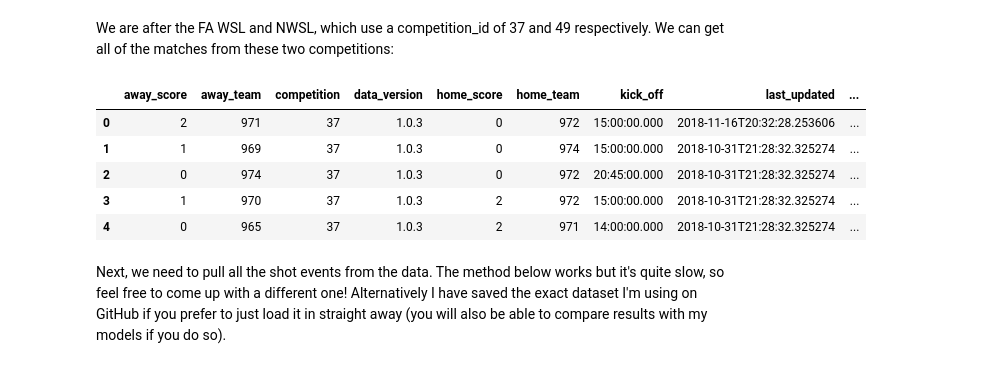
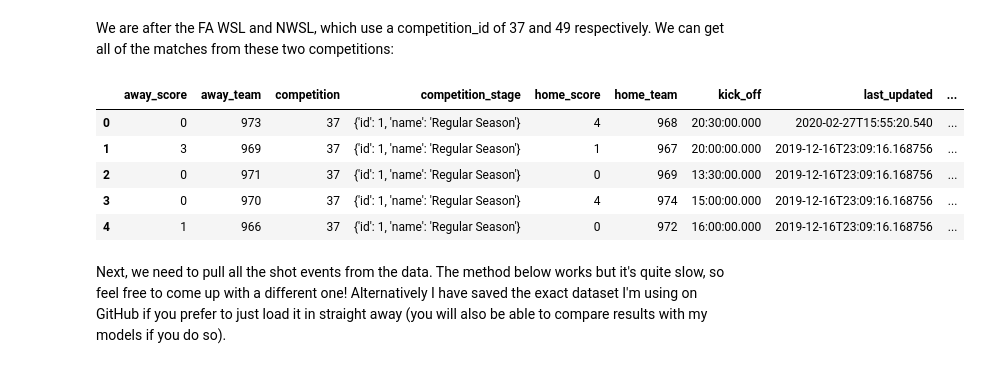
Before and after one commit to twhelan22/python-for-fantasy-football, a Jupyter notebook: 5 - Introduction to Machine Learning/Python for Fantasy Football - Introduction to Machine Learning.ipynb, the cells around one changed output. Drawn from its saved outputs; the diff is of its cells as text; code cells hidden in the pictures.

Commit message:
Add files via upload
Updated code to pull data from StatsBomb

```diff
--- a/5 - Introduction to Machine Learning/Python for Fantasy Football - Introduction to Machine Learning.ipynb
+++ b/5 - Introduction to Machine Learning/Python for Fantasy Football - Introduction to Machine Learning.ipynb
@@ -85,21 +98,22 @@ df
 We are after the FA WSL and NWSL, which use a competition_id of 37 and 49 respectively. We can get all of the matches from these two competitions:
 # %%
 # Get all FA WSL matches
-fawsl_matches = sb.Matches('37').get_dataframe()
+fawsl_matches_1819 = sb.Matches(event_id='37', season_id='4').get_dataframe()
+fawsl_matches_1920 = sb.Matches(event_id='37', season_id='42').get_dataframe()
 
 # Get all NWSL matches
-nwsl_matches = sb.Matches('49').get_dataframe()
+nwsl_matches = sb.Matches(event_id='49', season_id='3').get_dataframe()
 
 # Combine into a single dataframe
-matches = fawsl_matches.append(nwsl_matches)
+matches = fawsl_matches_1819.append(fawsl_matches_1920).append(nwsl_matches)
 matches.head()
 # %% [output]
-|  | away_score | away_team | competition | data_version | home_score | home_team | kick_off | last_updated | ... |
-| 0 | 2 | 971 | 37 | 1.0.3 | 0 | 972 | 15:00:00.000 | 2018-11-16T20:32:28.253606 | ... |
-| 1 | 1 | 969 | 37 | 1.0.3 | 0 | 974 | 15:00:00.000 | 2018-10-31T21:28:32.325274 | ... |
-| 2 | 0 | 974 | 37 | 1.0.3 | 0 | 972 | 20:45:00.000 | 2018-10-31T21:28:32.325274 | ... |
-| 3 | 1 | 970 | 37 | 1.0.3 | 2 | 972 | 15:00:00.000 | 2018-10-31T21:28:32.325274 | ... |
-| 4 | 0 | 965 | 37 | 1.0.3 | 2 | 971 | 14:00:00.000 | 2018-10-31T21:28:32.325274 | ... |
+|  | away_score | away_team | competition | competition_stage | home_score | home_team | kick_off | last_updated | ... |
+| 0 | 0 | 973 | 37 | {'id': 1, 'name': 'Regular Season'} | 4 | 968 | 20:30:00.000 | 2020-02-27T15:55:20.540 | ... |
+| 1 | 3 | 969 | 37 | {'id': 1, 'name': 'Regular Season'} | 1 | 967 | 20:00:00.000 | 2019-12-16T23:09:16.168756 | ... |
+| 2 | 0 | 971 | 37 | {'id': 1, 'name': 'Regular Season'} | 0 | 969 | 13:30:00.000 | 2019-12-16T23:09:16.168756 | ... |
+| 3 | 0 | 970 | 37 | {'id': 1, 'name': 'Regular Season'} | 4 | 974 | 15:00:00.000 | 2019-12-16T23:09:16.168756 | ... |
+| 4 | 1 | 966 | 37 | {'id': 1, 'name': 'Regular Season'} | 0 | 972 | 16:00:00.000 | 2019-12-16T23:09:16.168756 | ... |
 # %% [markdown]
 Next, we need to pull all the shot events from the data. The method below works but it's quite slow, so feel free to come up with a different one! Alternatively I have saved the exact dataset I'm using on GitHub if you prefer to just load it in straight away (you will also be able to compare results with my models if you do so).
 # %%
```
Also changed, not shown: parts of 4 cells of this notebook.
